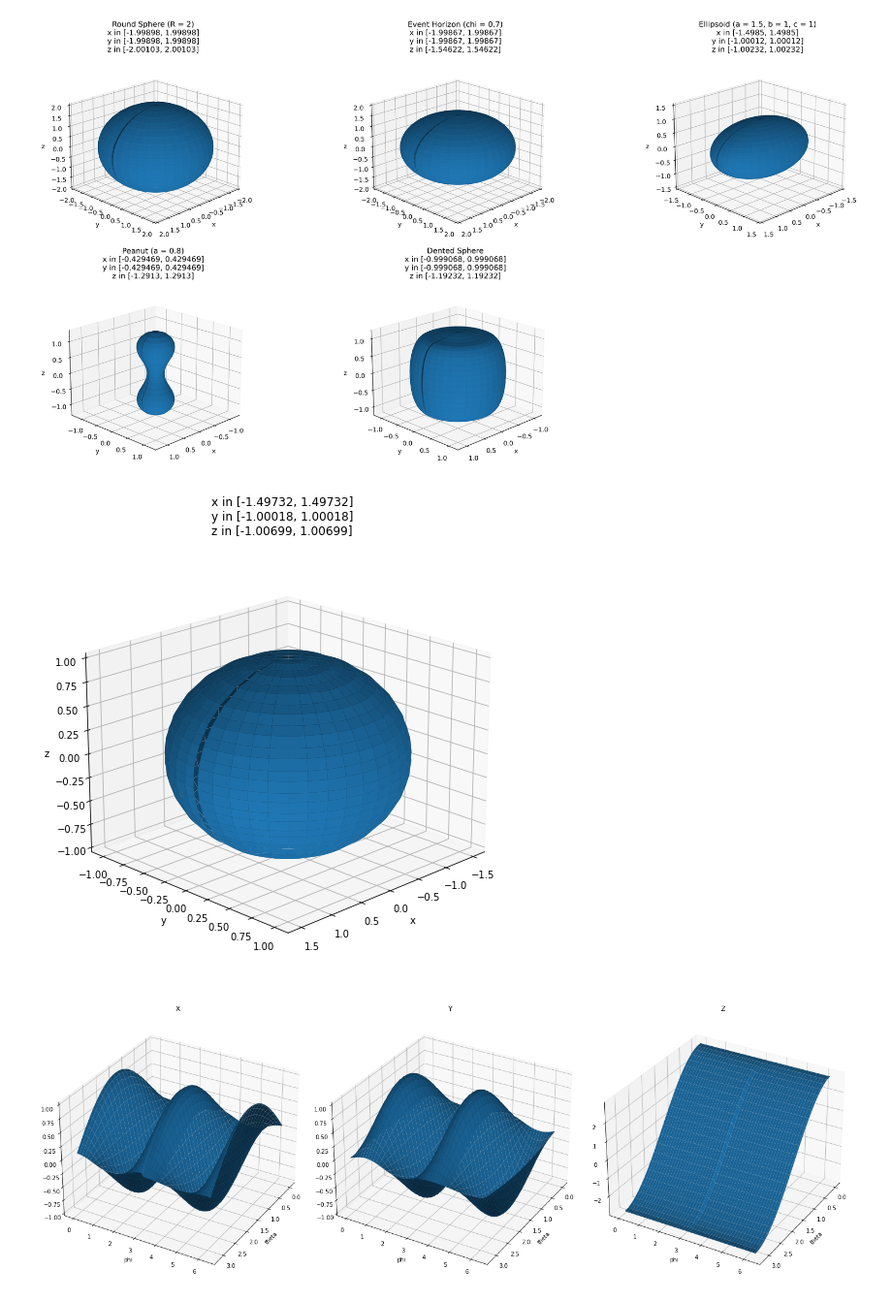
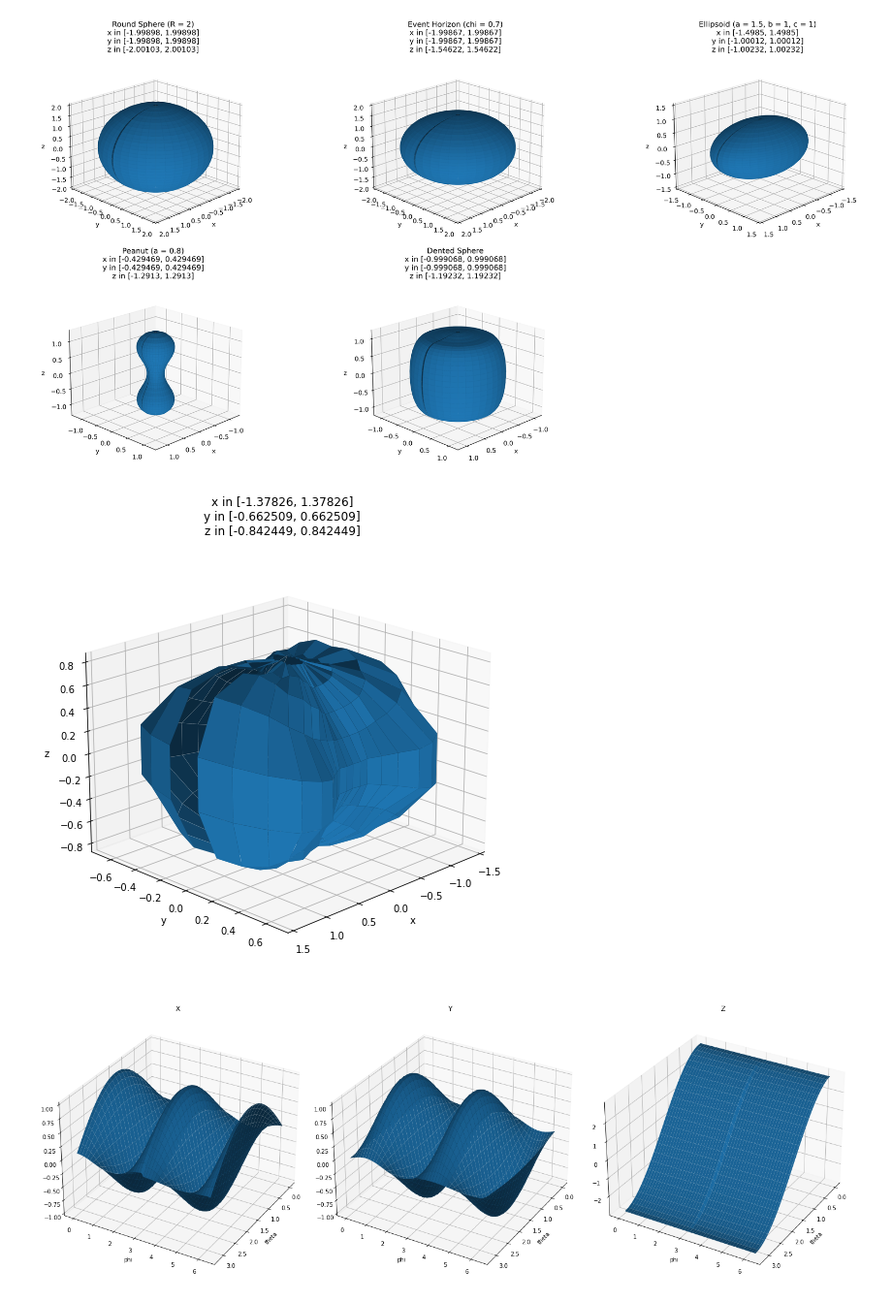
Before and after one commit to iago-mendes/eucled, a Jupyter notebook: src/exercises/08-embedding/assets/plots.ipynb, the cells around one changed output. Shown at 97% size. Cells and saved outputs as stored; diff of their text form; code cells hidden in the pictures.

Commit message:
Handle numerical metric.

```diff
--- a/src/exercises/08-embedding/assets/plots.ipynb
+++ b/src/exercises/08-embedding/assets/plots.ipynb
@@ -222,45 +227,45 @@ plt.show()
 # %% [output]
 [figure]
 # %%
-N_theta = 30
+N_theta = 10
 N_phi = 4*N_theta
 
 fig = plt.figure(layout="constrained")
 
-embedding = np.genfromtxt('embedding_ellipsoid_30x120.csv', delimiter=',')
+embedding = np.genfromtxt('embedding_numerical_10x40.csv', delimiter=',')
 # print("chi", chi)
 # print("x: ", min(x), max(x))
 # print("y: ", min(y), max(y))
 # print("z: ", min(z), max(z))
 
 x = embedding[:,0]
 y = embedding[:,1]
 z = embedding[:,2]
 
 X = np.reshape(x, (N_theta, N_phi))
 Y = np.reshape(y, (N_theta, N_phi))
 Z = np.reshape(z, (N_theta, N_phi))
 
 ax = fig.add_subplot(111, projection='3d')
 ax.plot_surface(X, Y, Z)
 # ax.plot_surface(X, Y, Z, cmap=cm.coolwarm)
 
 plt.title(f'x in [{min(x)}, {max(x)}]\ny in [{min(y)}, {max(y)}]\nz in [{min(z)}, {max(z)}]')
 ax.set_xlabel("x")
 ax.set_ylabel("y")
 ax.set_zlabel("z")
 
 # side = 1.5
 # ax.set_xlim(-side, side)
 # ax.set_ylim(-side, side)
 # ax.set_zlim(-side, side)
 
 ax.view_init(20, 45) # elev, azim
 fig.set_size_inches(20, 7, forward=True)
 
 plt.show()
 # %% [output]
-[figure, old version]
+[figure, new version]
 # %%
 N_theta = 25
 N_phi = 4*N_theta
```
Also changed, not shown: parts of 3 cells of this notebook, 6 other files.
